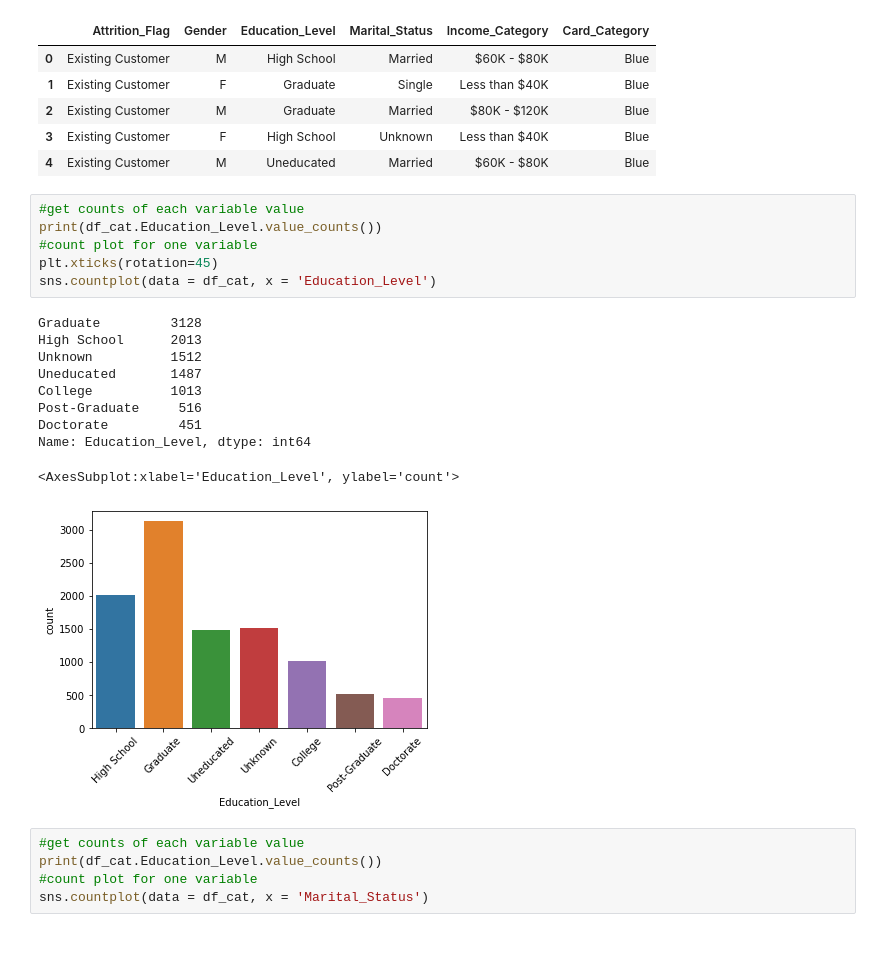
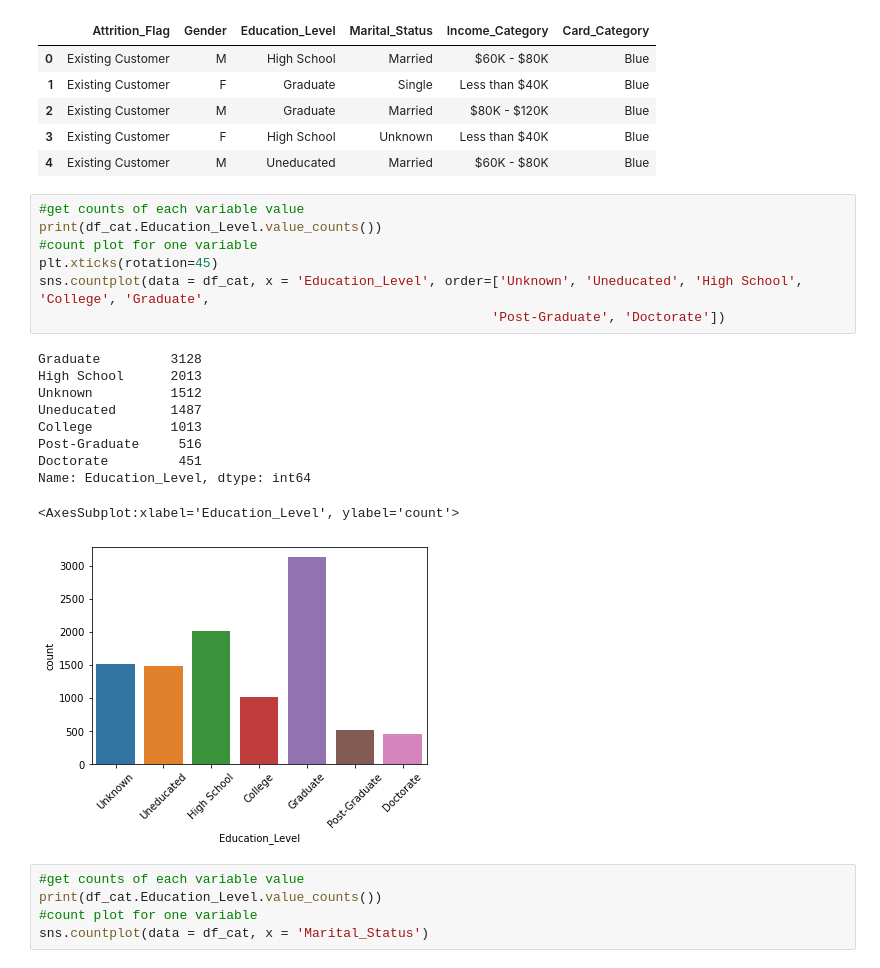
Before and after one commit to elpea74/CapstoneTwo, a Jupyter notebook: Capstone 2 EDA.ipynb, the cells around one changed output. Drawn from its saved outputs; the diff is of its cells as text.

```diff
--- a/Capstone 2 EDA.ipynb
+++ b/Capstone 2 EDA.ipynb
@@ -90,20 +90,21 @@ df_cat.head()
 # %%
 #get counts of each variable value
 print(df_cat.Education_Level.value_counts())
 #count plot for one variable
 plt.xticks(rotation=45)
-sns.countplot(data = df_cat, x = 'Education_Level')
+sns.countplot(data = df_cat, x = 'Education_Level', order=['Unknown', 'Uneducated', 'High School', 'College', 'Graduate',
+                                                          'Post-Graduate', 'Doctorate'])
 # %% [output]
 Graduate         3128
 High School      2013
 Unknown          1512
 Uneducated       1487
 College          1013
 Post-Graduate     516
 Doctorate         451
 Name: Education_Level, dtype: int64
 <AxesSubplot:xlabel='Education_Level', ylabel='count'>
-[figure, old version]
+[figure, new version]
 # %%
 #get counts of each variable value
 print(df_cat.Education_Level.value_counts())
```
Also changed, not shown: parts of 4 cells of this notebook.
